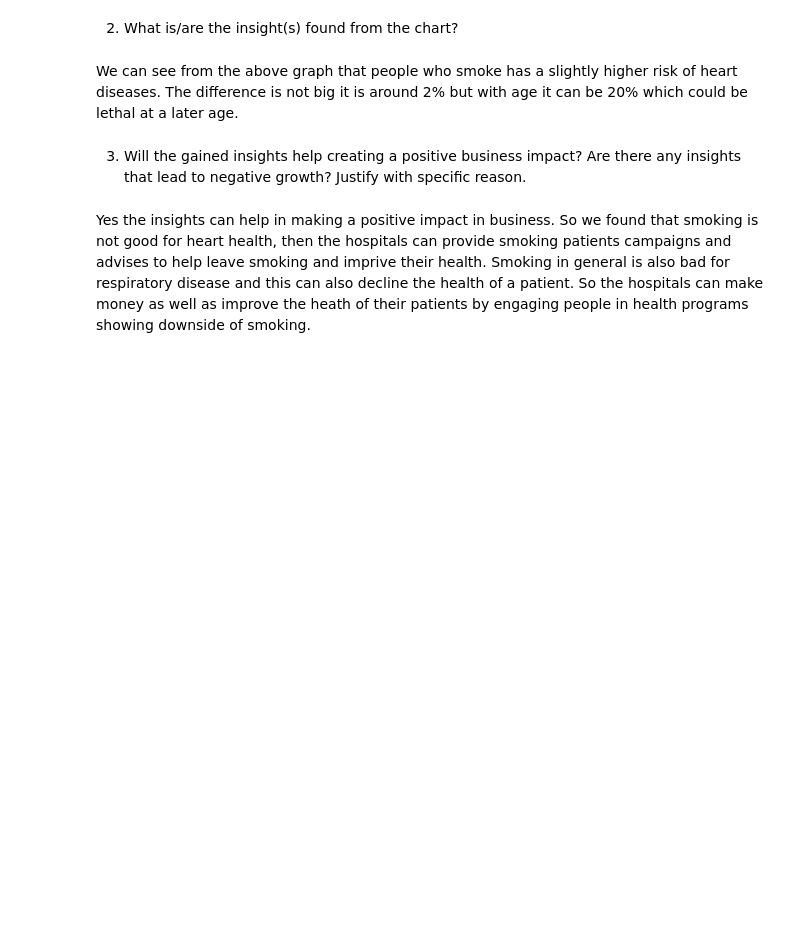
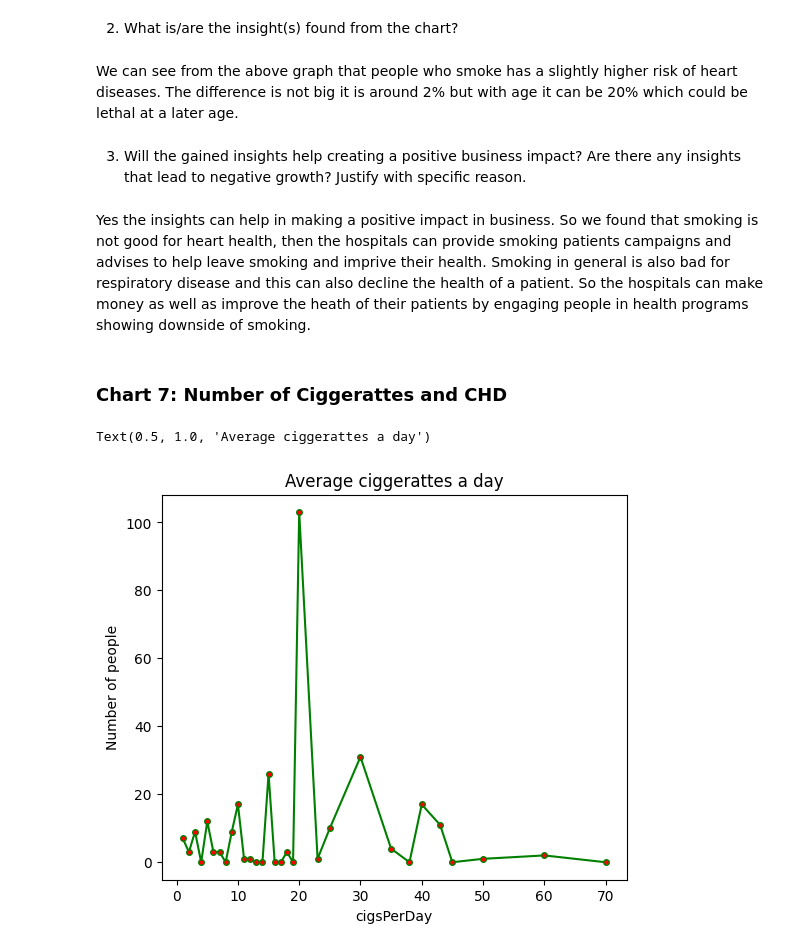
Before and after one commit to ideepakpal/Cardio-Vascular-Disease-Prediction, a Jupyter notebook: Cardiovascular-Classification.ipynb, the cells around one changed output. Drawn from its saved outputs; the diff is of its cells as text; code cells hidden in the pictures; blank space fills up the shorter version.

Commit message:
more charts

```diff
--- a/Cardiovascular-Classification.ipynb
+++ b/Cardiovascular-Classification.ipynb
@@ -509,3 +509,19 @@ We can see from the above graph that people who smoke has a slightly higher risk
 Are there any insights that lead to negative growth? Justify with specific reason.
 # %% [markdown]
 Yes the insights can help in making a positive impact in business. So we found that smoking is not good for heart health, then the hospitals can provide smoking patients campaigns and advises to help leave smoking and imprive their health. Smoking in general is also bad for respiratory disease and this can also decline the health of a patient. So the hospitals can make money as well as improve the heath of their patients by engaging people in health programs showing downside of smoking.
+# %% [markdown]
+### Chart 7: Number of Ciggerattes and CHD
+# %%
+#Chart 7 - visualization code
+
+#This will tell on an average how many are consuming how much cigs per day
+
+plt.figure(figsize=(6,5))
+((dataset.groupby(['cigsPerDay'])["TenYearCHD"].sum()).sort_index()[1:]).plot(kind='line',color = 'green',
+         linestyle = 'solid', marker = 'o',
+         markerfacecolor = 'red', markersize = 4)
+plt.ylabel("Number of people")
+plt.title("Average ciggerattes a day")
+# %% [output]
+Text(0.5, 1.0, 'Average ciggerattes a day')
+[figure, added]
```
Also changed, not shown: parts of 53 cells of this notebook.
